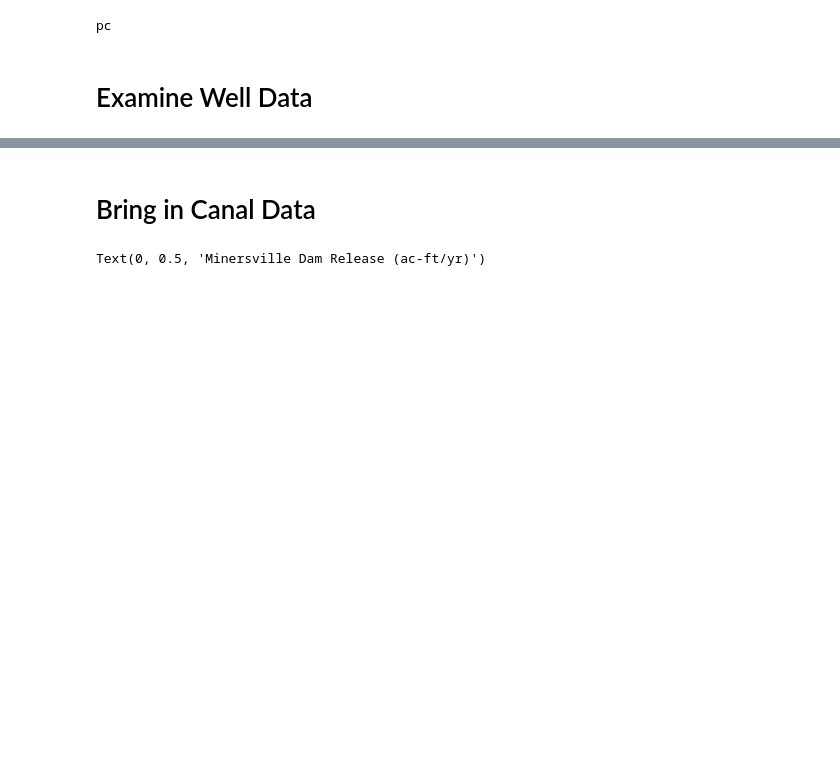
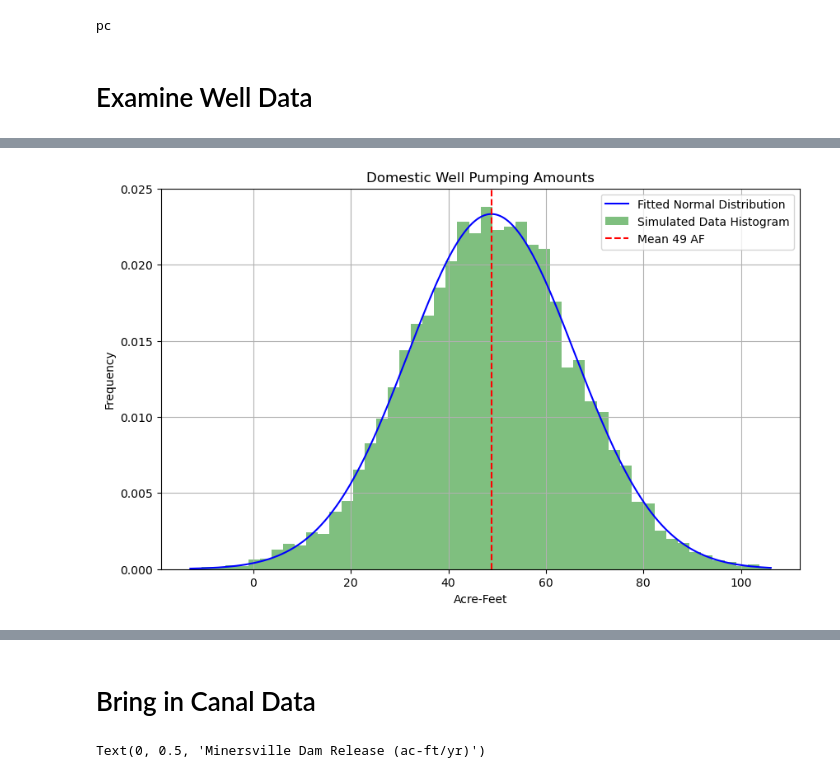
Before and after one commit to inkenbrandt/well_pump, a Jupyter notebook: 5_bayesian_pumping_estimates.ipynb, the cells around one changed output, grey strips where cells are left out. Saved outputs shown, nothing was run; the diff lists cells and outputs as text; code cells hidden in the pictures; blank space fills up the shorter version.

```diff
--- a/5_bayesian_pumping_estimates.ipynb
+++ b/5_bayesian_pumping_estimates.ipynb
@@ -68,0 +147,28 @@ wells_w_field_info.to_clipboard()
+# %%
+well = gpd.read_file("gis_files/well_siteid.gpkg")
+
+dom_use_types = []
+for use in well['USES'].unique():
+    if use and 'D' in use:
+        dom_use_types.append(use)
+
+domwell = well[well['USES'].isin(dom_use_types)]
+domwellcnt = domwell['USES'].count()
+mean_amt = 573 # gallons per day per well
+std_amt = 200
+amount = stats.norm(loc=mean_amt, scale=std_amt)
+
+simulated_dom_amt = amount.rvs(size=10000) * domwellcnt * 3.06889e-6 * 365.25
+dom_amt_fit = stats.norm.fit(simulated_dom_amt)
+pdf_dom_amt = stats.norm.pdf(np.sort(simulated_dom_amt), *dom_amt_fit)
+plt.figure(figsize=(10,6))
+plt.plot(np.sort(simulated_dom_amt), pdf_dom_amt, label='Fitted Normal Distribution', color='blue')
+plt.hist(simulated_dom_amt, bins=50, density=True, alpha=0.5, color='green', label='Simulated Data Histogram')
+plt.xlabel("Acre-Feet")
+plt.ylabel("Frequency")
+plt.title("Domestic Well Pumping Amounts")
+plt.axvline(x=simulated_dom_amt.mean(), color='red', linestyle='--', label=f'Mean {simulated_dom_amt.mean():.0f} AF')
+plt.legend()
+plt.grid()
+# %% [output]
+[figure, added]
```
Also changed, not shown: parts of 7 cells of this notebook, 3 other files.
